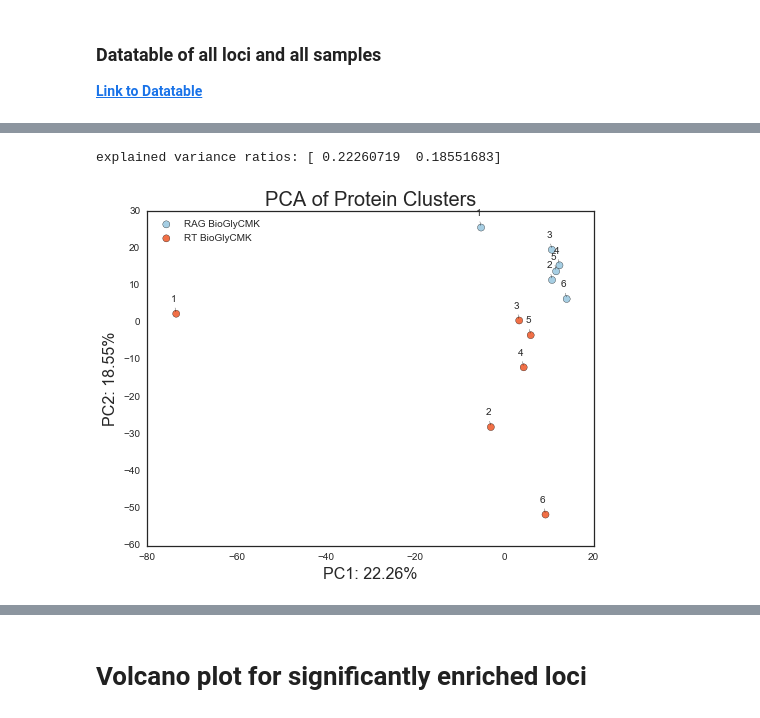
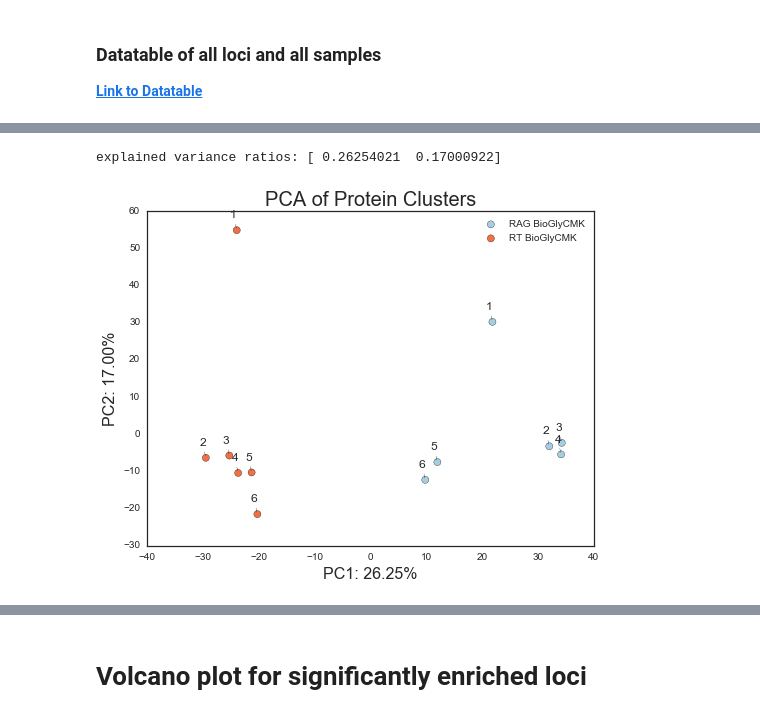
Before and after one commit to mmayers12/n15_mice, a Jupyter notebook: ipynbs/loci-analysis-from-n15-searches.ipynb, the cells around one changed output, grey strips where cells are left out. Saved outputs shown, nothing was run; the diff lists cells and outputs as text; code cells hidden in the pictures.

```diff
--- a/ipynbs/loci-analysis-from-n15-searches.ipynb
+++ b/ipynbs/loci-analysis-from-n15-searches.ipynb
@@ -154,13 +172,0 @@ explained variance ratios: [ 0.16515072  0.14020719]
-# %%
-prob_samp_numb = 4
-
-problem_samples = []
-problem_samples.append(rt_un_keys[prob_samp_numb-1])
-problem_samples.append(rag_un_keys[prob_samp_numb-1])
-
-for sample in problem_samples:
-    unenr_keys.remove(sample)
-    if sample in rt_un_keys:
-        rt_un_keys.remove(sample)
-    if sample in rag_un_keys:
-        rag_un_keys.remove(sample)
@@ -167,10 +175,13 @@ for sample in problem_samples:
 # %%
+"""
+unenr_clusters = {k:v for k, v in protein_clusters.items() if k in unenr_keys}
+sample_pep_quant = {samples[k].sample_name:samples[k].pep_quant for k in unenr_keys}
+sample_quant_dict = {samples[k].sample_name:samples[k]['n15'] for k in unenr_keys}
 
-unenr_clusters = {k:v for k, v in protein_clusters.items() if k in unenr_keys}
-unenr_grouped_loci = build_loci.group_across_samples(list(chain(*unenr_clusters.values())), db_info)
+unenr_grouped_loci = build_loci.group_across_samples(list(chain(*unenr_clusters.values())), sample_pep_quant, sample_quant_dict, db_info)
 for locus in tqdm(unenr_grouped_loci):
     locus.annotate()
     locus.quantify(rt_un_keys) #Only quantify ratios across N14 identifications
 utils.save(unenr_grouped_loci, os.path.join(BASE,"unenriched_grouped_loci_filt1.pkl.gz"), force=True)
-
-#unenr_grouped_loci = utils.load(os.path.join(BASE,"unenriched_grouped_loci_filt1.pkl.gz"))
+"""
+unenr_grouped_loci = utils.load(os.path.join(BASE,"unenriched_grouped_loci_filt1.pkl.gz"))
@@ -277,7 +285,10 @@ plt.savefig(os.path.join(BASE, 'enr_clusters.png'), dpi = 100);
 [figure]
 # %%
 """
-enr_grouped_loci = build_loci.group_across_samples(list(chain(*filt_clusters.values())), db_info)
+sample_pep_quant = {samples[k].sample_name:samples[k].pep_quant for k in enr_keys}
+sample_quant_dict = {samples[k].sample_name:samples[k]['n15'] for k in enr_keys}
+
+enr_grouped_loci = build_loci.group_across_samples(list(chain(*filt_clusters.values())), sample_pep_quant, sample_quant_dict, db_info)
 for locus in tqdm(enr_grouped_loci):
     locus.annotate()
     locus.quantify(rt_enr_keys) #Only quantify ratios across N14 identifications
@@ -305,6 +316,6 @@ explained variance ratios: [ 0.23167535  0.20126283]
 # %%
 df = build_loci.to_df(enr_grouped_loci, ratios=True, peptides=False)
-build_loci.plot_pca(df, metadata[enr_keys], group_name='category', loc=2, label_points=True)
+build_loci.plot_pca(df, metadata[enr_keys], group_name='category', loc=1, label_points=True)
 # %% [output]
-explained variance ratios: [ 0.22260719  0.18551683]
+explained variance ratios: [ 0.26254021  0.17000922]
-[figure, old version]
+[figure, new version]
```
Also changed, not shown: parts of 47 cells of this notebook, 2 other files.
